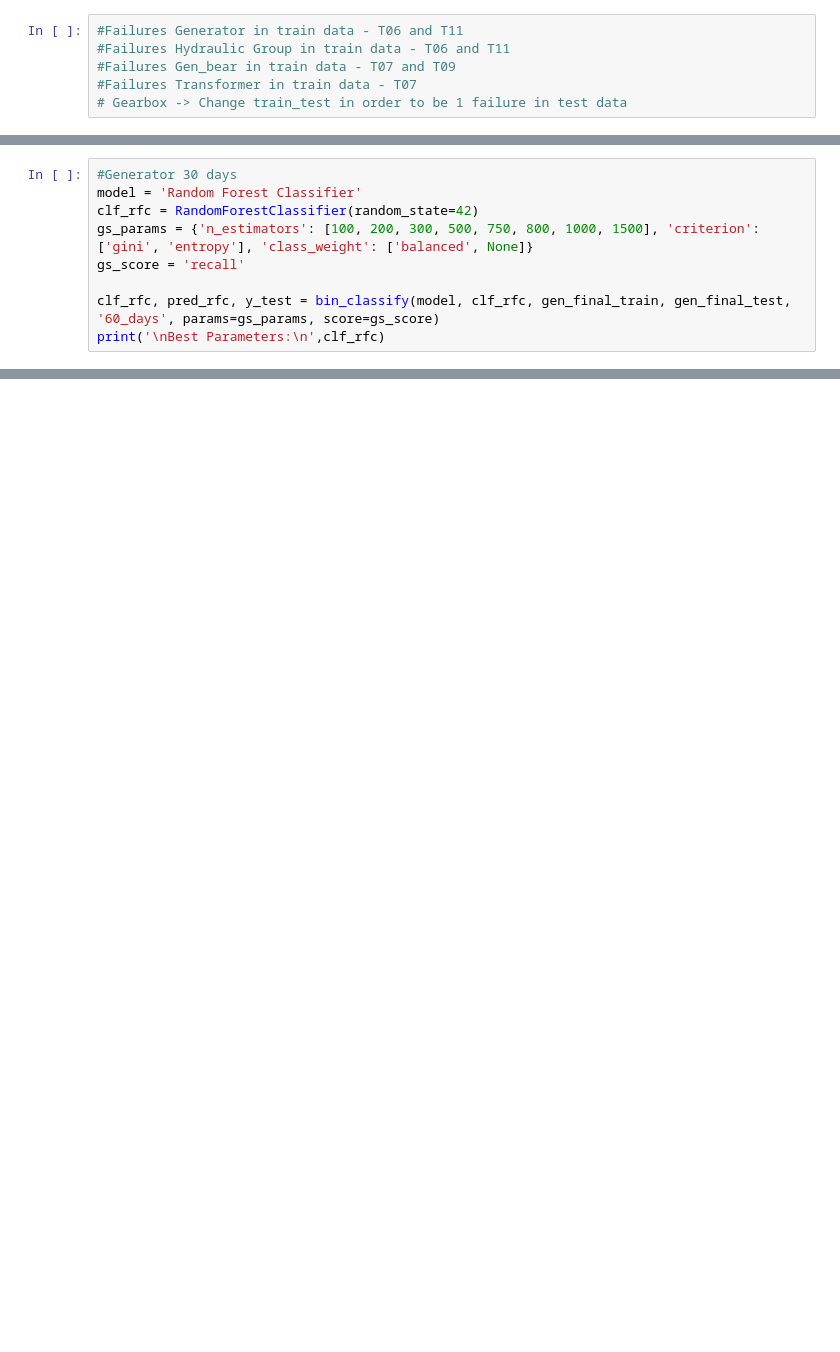
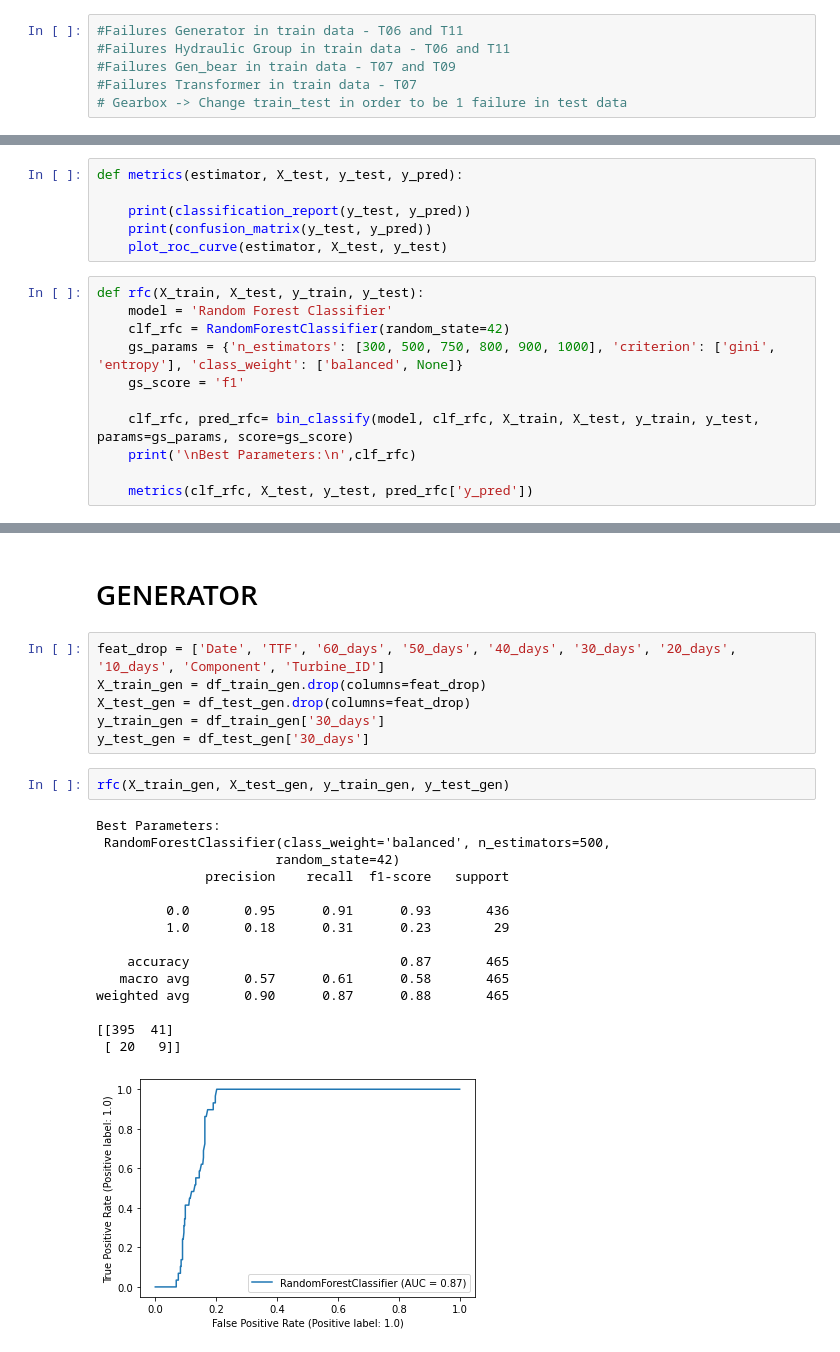
Before and after one commit to RicardoJPedro82/wmillfailprev, a Jupyter notebook: notebooks/modelling.ipynb, the cells around one changed output, grey strips where cells are left out. Saved outputs shown, nothing was run; the diff lists cells and outputs as text; blank space fills up the shorter version.

Commit message:
Models

```diff
--- a/notebooks/modelling.ipynb
+++ b/notebooks/modelling.ipynb
@@ -227,9 +191,17 @@ def conf_matrix ( y_test, y_test_pred):
-# %%
-#Generator 30 days
-model = 'Random Forest Classifier'
-clf_rfc = RandomForestClassifier(random_state=42)
-gs_params = {'n_estimators': [100, 200, 300, 500, 750, 800, 1000, 1500], 'criterion': ['gini', 'entropy'], 'class_weight': ['balanced', None]}
-gs_score = 'recall'
-
-clf_rfc, pred_rfc, y_test = bin_classify(model, clf_rfc, gen_final_train, gen_final_test, '60_days', params=gs_params, score=gs_score)
-print('\nBest Parameters:\n',clf_rfc)
+# %%
+def metrics(estimator, X_test, y_test, y_pred):
+
+    print(classification_report(y_test, y_pred))
+    print(confusion_matrix(y_test, y_pred))
+    plot_roc_curve(estimator, X_test, y_test)
+# %%
+def rfc(X_train, X_test, y_train, y_test):
+    model = 'Random Forest Classifier'
+    clf_rfc = RandomForestClassifier(random_state=42)
+    gs_params = {'n_estimators': [300, 500, 750, 800, 900, 1000], 'criterion': ['gini', 'entropy'], 'class_weight': ['balanced', None]}
+    gs_score = 'f1'
+
+    clf_rfc, pred_rfc= bin_classify(model, clf_rfc, X_train, X_test, y_train, y_test, params=gs_params, score=gs_score)
+    print('\nBest Parameters:\n',clf_rfc)
+
+    metrics(clf_rfc, X_test, y_test, pred_rfc['y_pred'])
@@ -235,0 +252,26 @@ print('\nBest Parameters:\n',clf_rfc)
+# %% [markdown]
+# GENERATOR
+# %%
+feat_drop = ['Date', 'TTF', '60_days', '50_days', '40_days', '30_days', '20_days', '10_days', 'Component', 'Turbine_ID']
+X_train_gen = df_train_gen.drop(columns=feat_drop)
+X_test_gen = df_test_gen.drop(columns=feat_drop)
+y_train_gen = df_train_gen['30_days']
+y_test_gen = df_test_gen['30_days']
+# %%
+rfc(X_train_gen, X_test_gen, y_train_gen, y_test_gen)
+# %% [output]
+Best Parameters:
+ RandomForestClassifier(class_weight='balanced', n_estimators=500,
+                       random_state=42)
+              precision    recall  f1-score   support
+
+         0.0       0.95      0.91      0.93       436
+         1.0       0.18      0.31      0.23        29
+
+    accuracy                           0.87       465
+   macro avg       0.57      0.61      0.58       465
+weighted avg       0.90      0.87      0.88       465
+
+[[395  41]
+ [ 20   9]]
+[figure, added]
```
Also changed, not shown: parts of 48 cells of this notebook.
